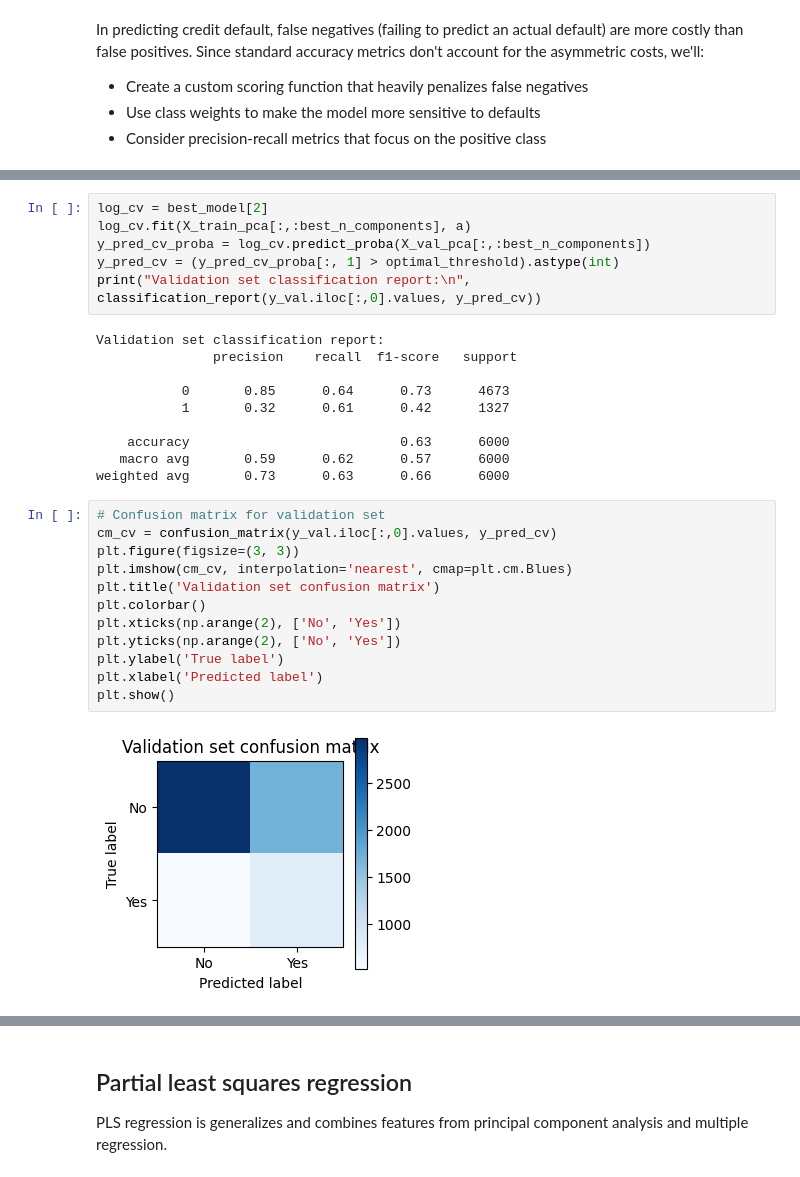
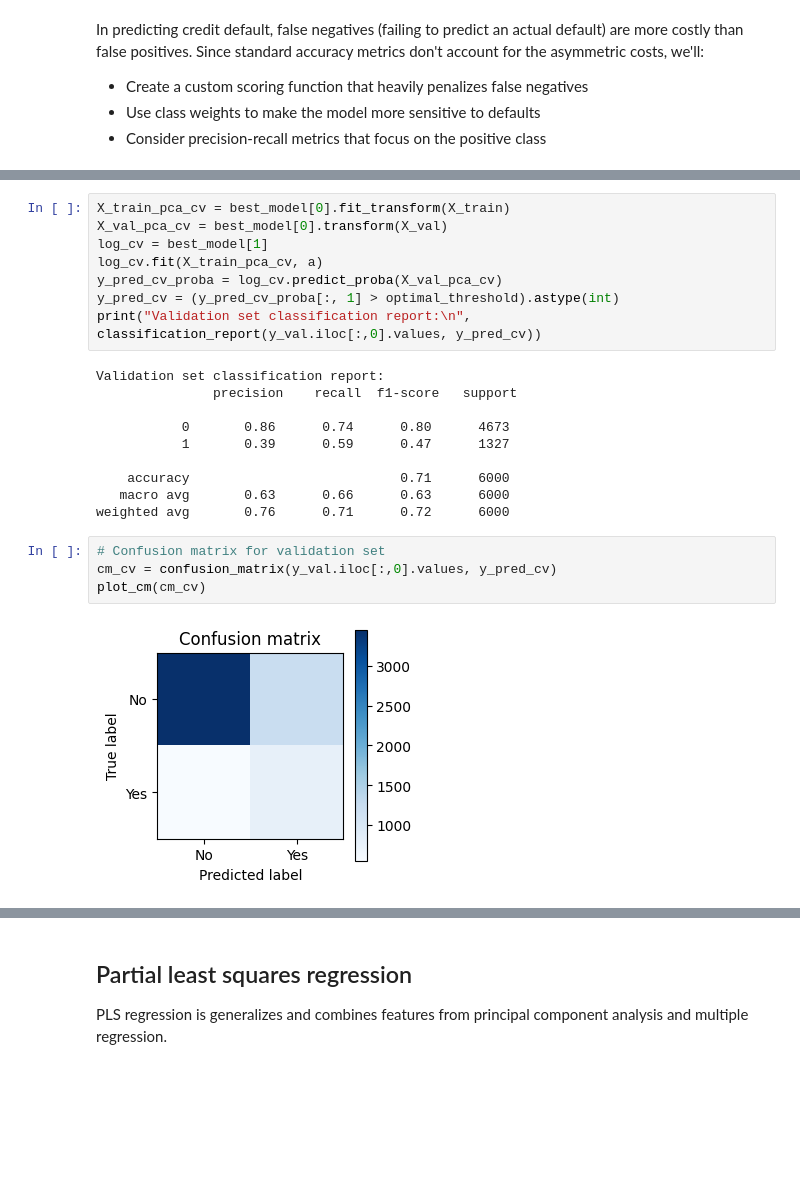
Before and after one commit to oneybb/EC4308_Credit_Default, a Jupyter notebook: PCA.ipynb, the cells around one changed output, grey strips where cells are left out. Cells and saved outputs as stored; diff of their text form; blank space fills up the shorter version.

```diff
--- a/PCA.ipynb
+++ b/PCA.ipynb
@@ -221,33 +222,27 @@ Optimal threshold: 0.5
 # %%
-log_cv = best_model[2]
-log_cv.fit(X_train_pca[:,:best_n_components], a)
-y_pred_cv_proba = log_cv.predict_proba(X_val_pca[:,:best_n_components])
+X_train_pca_cv = best_model[0].fit_transform(X_train)
+X_val_pca_cv = best_model[0].transform(X_val)
+log_cv = best_model[1]
+log_cv.fit(X_train_pca_cv, a)
+y_pred_cv_proba = log_cv.predict_proba(X_val_pca_cv)
 y_pred_cv = (y_pred_cv_proba[:, 1] > optimal_threshold).astype(int)
 print("Validation set classification report:\n", classification_report(y_val.iloc[:,0].values, y_pred_cv))
 # %% [output]
 Validation set classification report:
                precision    recall  f1-score   support
 
-           0       0.85      0.64      0.73      4673
-           1       0.32      0.61      0.42      1327
+           0       0.86      0.74      0.80      4673
+           1       0.39      0.59      0.47      1327
 
-    accuracy                           0.63      6000
-   macro avg       0.59      0.62      0.57      6000
-weighted avg       0.73      0.63      0.66      6000
+    accuracy                           0.71      6000
+   macro avg       0.63      0.66      0.63      6000
+weighted avg       0.76      0.71      0.72      6000
-# %%
-# Confusion matrix for validation set
-cm_cv = confusion_matrix(y_val.iloc[:,0].values, y_pred_cv)
-plt.figure(figsize=(3, 3))
-plt.imshow(cm_cv, interpolation='nearest', cmap=plt.cm.Blues)
-plt.title('Validation set confusion matrix')
-plt.colorbar()
-plt.xticks(np.arange(2), ['No', 'Yes'])
-plt.yticks(np.arange(2), ['No', 'Yes'])
-plt.ylabel('True label')
-plt.xlabel('Predicted label')
-plt.show()
-# %% [output]
-[figure, removed]
+# %%
+# Confusion matrix for validation set
+cm_cv = confusion_matrix(y_val.iloc[:,0].values, y_pred_cv)
+plot_cm(cm_cv)
+# %% [output]
+[figure, added]
 # %%
 # Compute ROC
 fpr_baseline, tpr_baseline, _ = roc_curve(y_val.iloc[:,0].values, y_pred_baseline)
```
Also changed, not shown: parts of 8 cells of this notebook.
